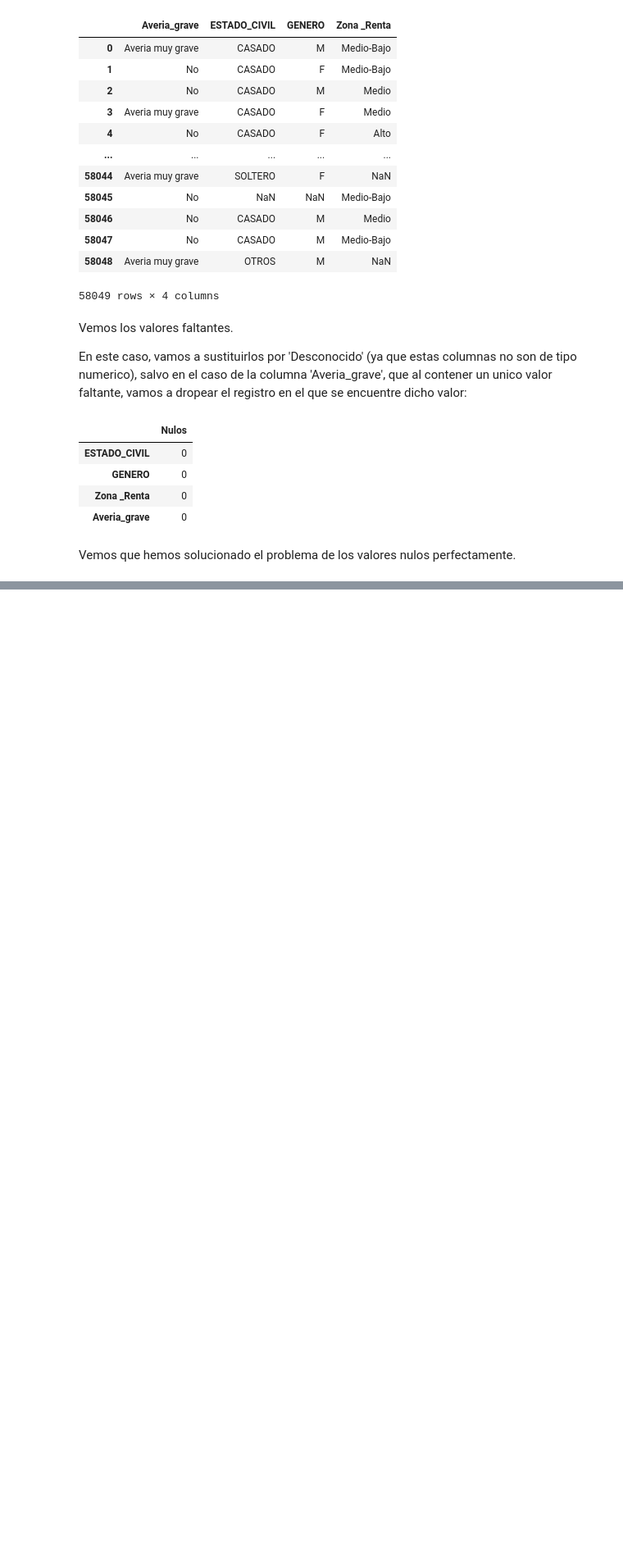
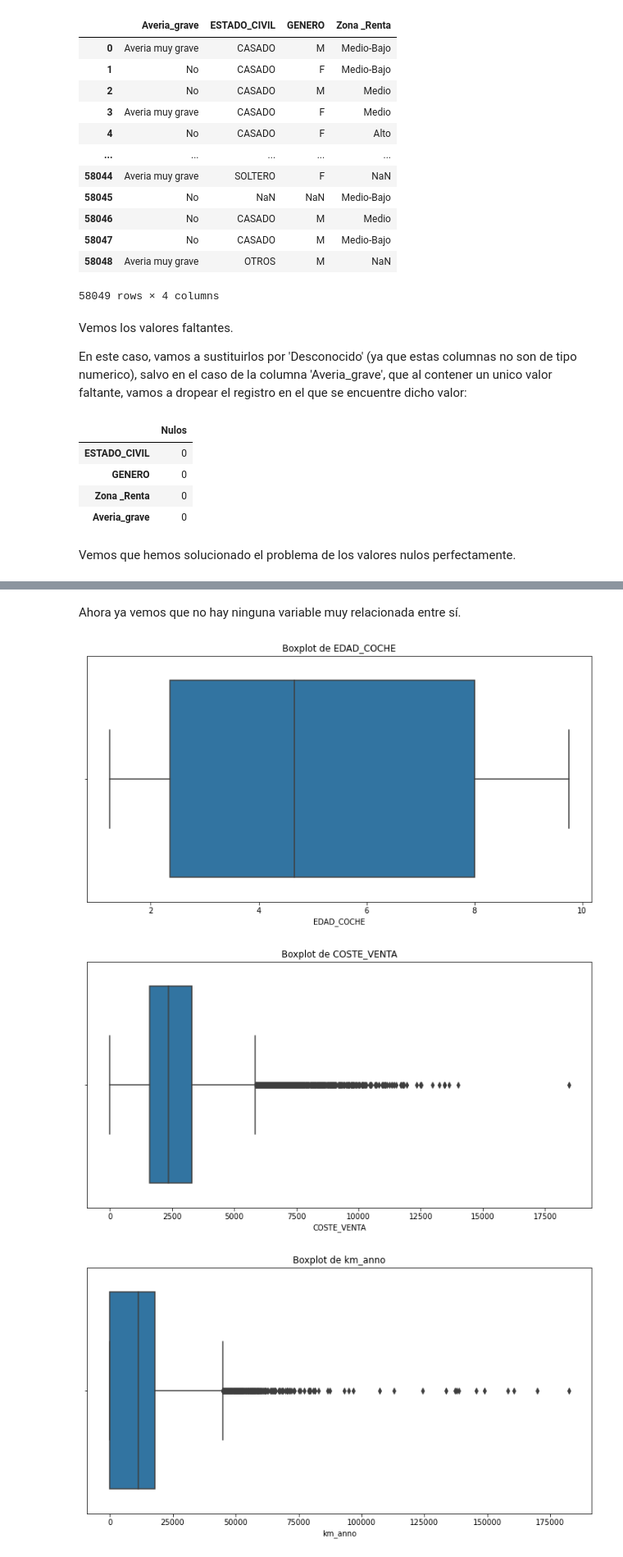
Before and after one commit to pelahumi/Modelo-Propension, a Jupyter notebook: fix_data.ipynb, the cells around one changed output, grey strips where cells are left out. Shown at 82% size. Drawn from its saved outputs; the diff is of its cells as text; code cells hidden in the pictures; blank space fills up the shorter version.

```diff
--- a/fix_data.ipynb
+++ b/fix_data.ipynb
@@ -82,0 +110,13 @@ Vemos que hemos solucionado el problema de los valores nulos perfectamente.
+# %% [markdown]
+Ahora ya vemos que no hay ninguna variable muy relacionada entre sí.
+# %%
+num_col = df.select_dtypes(include = ['float64', 'int64']).columns
+for col in num_col:
+    plt.figure(figsize=(12, 6))
+    sns.boxplot(x=df[col])
+    plt.title(f'Boxplot de {col}')
+    plt.show()
+# %% [output]
+[figure, added]
+[figure, added]
+[figure, added]
```
Also changed, not shown: parts of 7 cells of this notebook, 1 other file.
